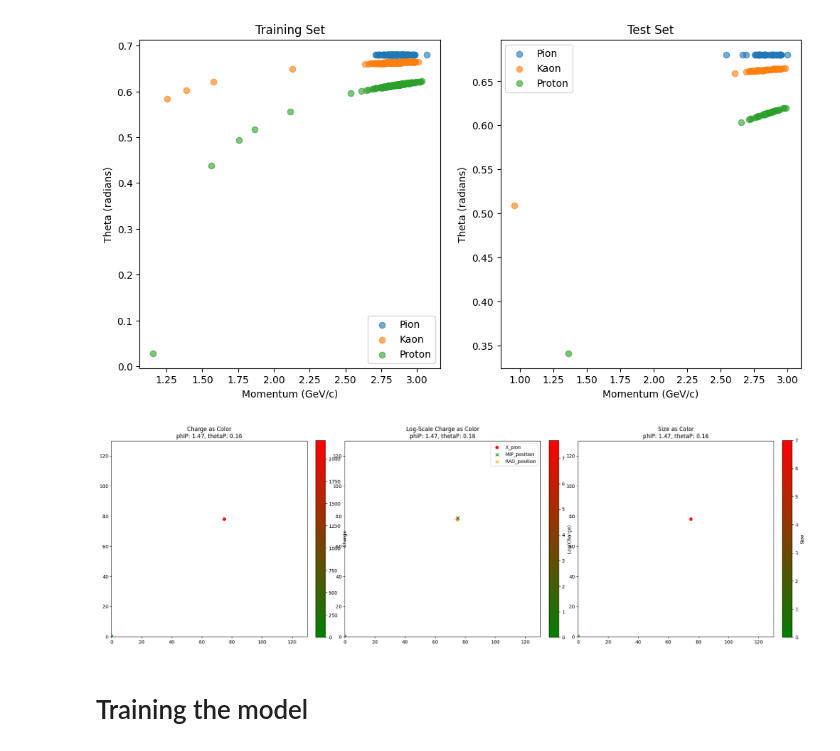
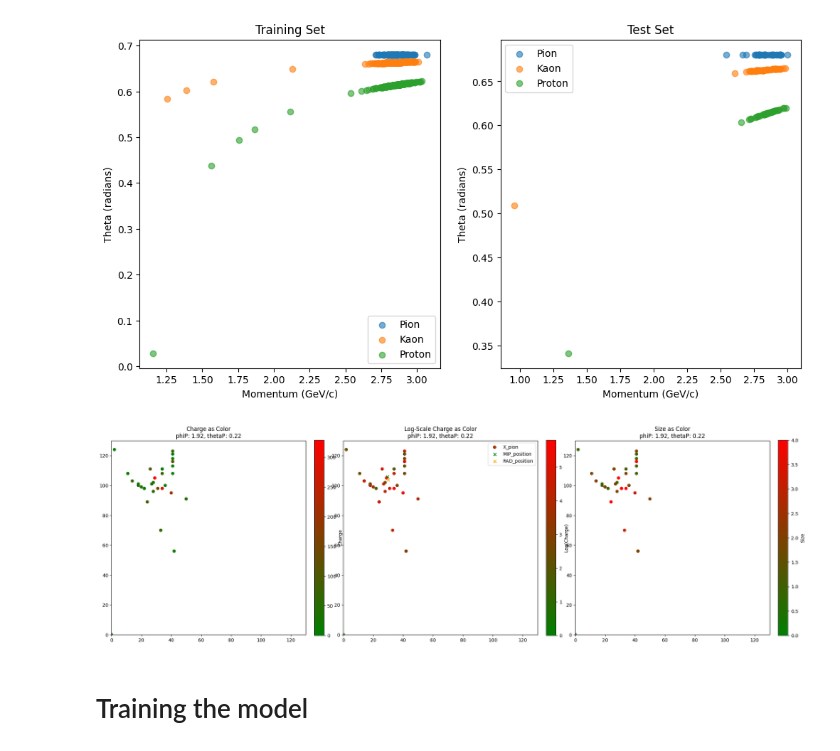
Before and after one commit to eflatlan/CNN_PID, a Jupyter notebook: newArc_segment.ipynb, the cells around one changed output. Drawn from its saved outputs; the diff is of its cells as text; code cells hidden in the pictures.

```diff
--- a/newArc_segment.ipynb
+++ b/newArc_segment.ipynb
@@ -186,9 +186,9 @@ def classify_candidates_with_pad_sequences(x_values_data, y_values_data, q_value
     non_candidates[~(pion_mask | kaon_mask | proton_mask)] = padded_data[~(pion_mask | kaon_mask | proton_mask)]
 
     # Return the candidates and the original status data
-    return pion_candidates, kaon_candidates, proton_candidates, non_candidates, candStatus_padded
+    #return pion_candidates, kaon_candidates, proton_candidates, non_candidates, candStatus_padded
 
-    #return padded_data, padded_data, padded_data, padded_data, padded_data
+    return padded_data, padded_data, padded_data, padded_data, padded_data
 # %%
 def classify_candidates(x_values_data, y_values_data, chi2_values_data,  q_values_data, xe_values_data,  ye_values_data, candStatus_values_data):
 
@@ -2754,9 +2754,9 @@ Test : pion_count 34  kaon_count 56 proton_count 39
 [figure]
 [figure]
 # %%
-plot_first_instance(33, X_train_pion_candidates, X_train_kaon_candidates, X_train_proton_candidates, X_train_mip_position, X_train_rad_position, X_train_phi, X_train_theta)
+plot_first_instance(4, X_train_pion_candidates, X_train_kaon_candidates, X_train_proton_candidates, X_train_mip_position, X_train_rad_position, X_train_phi, X_train_theta)
 # %% [output]
-[figure, old version]
+[figure, new version]
 # %% [markdown]
 # Training the model
 # %%
```
Also changed, not shown: parts of 4 cells of this notebook.
